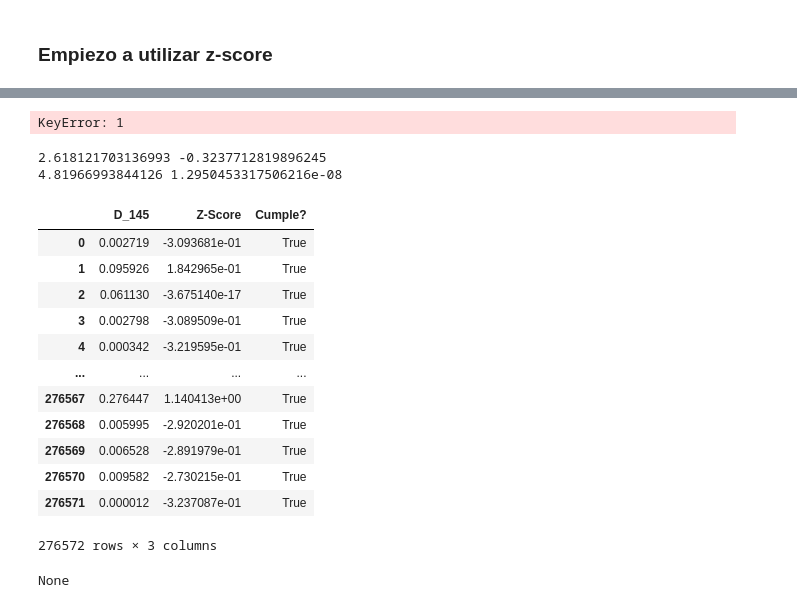
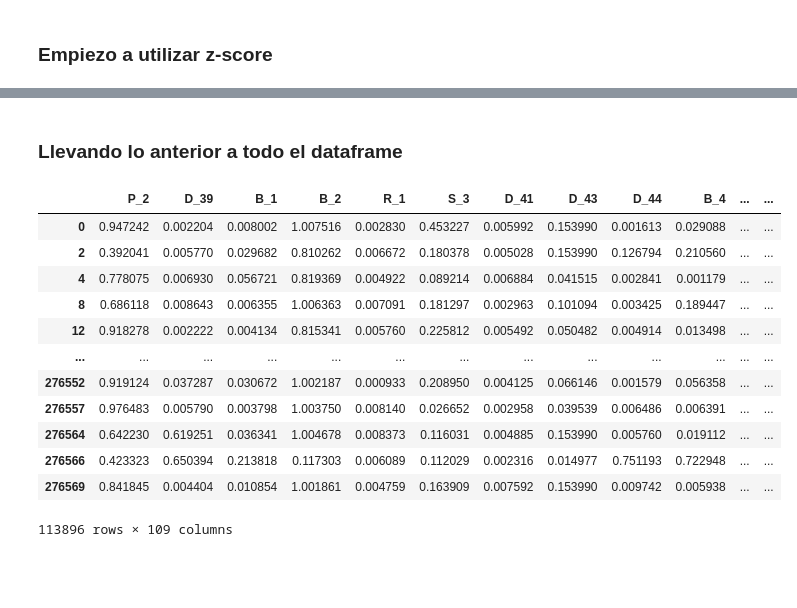
Before and after one commit to BraianV/Org-Datos-Grupo-19, a Jupyter notebook: notebooks/Analisis de datos.ipynb, the cells around one changed output, grey strips where cells are left out. Drawn from its saved outputs; the diff is of its cells as text; code cells hidden in the pictures; blank space fills up the shorter version.

```diff
--- a/notebooks/Analisis de datos.ipynb
+++ b/notebooks/Analisis de datos.ipynb
@@ -237,54 +204,31 @@ Series([], Name: D_145, dtype: int64)
+# %% [markdown]
+### Llevando lo anterior a todo el dataframe
 # %%
 
 def eliminar_por_zscore(df):
     result = pd.DataFrame()
     for col in df:
-        z_scores = stats.zscore(df[col])
-        intervalo = (-3< z_scores) & (z_scores < 3)
-
-        aux = pd.concat([df[col],intervalo],axis=1)
-        aux.loc[aux[1]==False,0] = np.nan
-        result[col] = aux[0]
-        print(result[col])
+        result[col] = df[col].loc[abs(stats.zscore(df[col])) <= 3]
     return result
-# %%
-df_zsc = eliminar_por_zscore(df_sin_null)
-display(df_zsc)
-# %% [output]
-KeyError: 1
-# %%
-col = stats.zscore(df_sin_null['D_145'])
-val_col = (-3< col) & (col < 3)
-aux = col[val_col]
-print(aux.max(),aux.min())
-print(df_sin_null['D_145'].max(),df_sin_null['D_145'].min())
-# %% [output]
-2.618121703136993 -0.3237712819896245
-4.81966993844126 1.2950453317506216e-08
-# %%
-df_xd = pd.DataFrame(df_sin_null['D_145'])
-df_xd['Z-Score'] = stats.zscore(df_sin_null['D_145'])
-df_xd['Cumple?'] = np.where( (-3< df_xd['Z-Score']) & (df_xd['Z-Score']<3),True,False)
-
-df_xd['Finalizado'] = np.where(df_xd.loc[:,'Cumple?'])
-
-#Relaciona la primera y tercer columna para crear una cuarta con valores originales cuando Cumple = True y nan si cumple igual = False
-# %% [output]
-|  | D_145 | Z-Score | Cumple? |
-| 0 | 0.002719 | -3.093681e-01 | True |
-| 1 | 0.095926 | 1.842965e-01 | True |
-| 2 | 0.061130 | -3.675140e-17 | True |
-| 3 | 0.002798 | -3.089509e-01 | True |
-| 4 | 0.000342 | -3.219595e-01 | True |
-| ... | ... | ... | ... |
-| 276567 | 0.276447 | 1.140413e+00 | True |
-| 276568 | 0.005995 | -2.920201e-01 | True |
-| 276569 | 0.006528 | -2.891979e-01 | True |
-| 276570 | 0.009582 | -2.730215e-01 | True |
-| 276571 | 0.000012 | -3.237087e-01 | True |
-276572 rows × 3 columns
-# %%
-df_sin_null = drop_numerical_outliers(df_sin_null)
-print(df_sin_null)
-# %% [output]
-None
+# %%
+df_zscore = eliminar_por_zscore(df_sin_null)
+df_zscore.isnull().sum()
+
+df_zscore=df_zscore.dropna()
+display(df_zscore)
+
+#Tenemos el dataframe final sin outliers ni nulls para hacer l
+# %% [output]
+|  | P_2 | D_39 | B_1 | B_2 | R_1 | S_3 | D_41 | D_43 | D_44 | B_4 | ... | ... |
+| 0 | 0.947242 | 0.002204 | 0.008002 | 1.007516 | 0.002830 | 0.453227 | 0.005992 | 0.153990 | 0.001613 | 0.029088 | ... | ... |
+| 2 | 0.392041 | 0.005770 | 0.029682 | 0.810262 | 0.006672 | 0.180378 | 0.005028 | 0.153990 | 0.126794 | 0.210560 | ... | ... |
+| 4 | 0.778075 | 0.006930 | 0.056721 | 0.819369 | 0.004922 | 0.089214 | 0.006884 | 0.041515 | 0.002841 | 0.001179 | ... | ... |
+| 8 | 0.686118 | 0.008643 | 0.006355 | 1.006363 | 0.007091 | 0.181297 | 0.002963 | 0.101094 | 0.003425 | 0.189447 | ... | ... |
+| 12 | 0.918278 | 0.002222 | 0.004134 | 0.815341 | 0.005760 | 0.225812 | 0.005492 | 0.050482 | 0.004914 | 0.013498 | ... | ... |
+| ... | ... | ... | ... | ... | ... | ... | ... | ... | ... | ... | ... | ... |
+| 276552 | 0.919124 | 0.037287 | 0.030672 | 1.002187 | 0.000933 | 0.208950 | 0.004125 | 0.066146 | 0.001579 | 0.056358 | ... | ... |
+| 276557 | 0.976483 | 0.005790 | 0.003798 | 1.003750 | 0.008140 | 0.026652 | 0.002958 | 0.039539 | 0.006486 | 0.006391 | ... | ... |
+| 276564 | 0.642230 | 0.619251 | 0.036341 | 1.004678 | 0.008373 | 0.116031 | 0.004885 | 0.153990 | 0.005760 | 0.019112 | ... | ... |
+| 276566 | 0.423323 | 0.650394 | 0.213818 | 0.117303 | 0.006089 | 0.112029 | 0.002316 | 0.014977 | 0.751193 | 0.722948 | ... | ... |
+| 276569 | 0.841845 | 0.004404 | 0.010854 | 1.001861 | 0.004759 | 0.163909 | 0.007592 | 0.153990 | 0.009742 | 0.005938 | ... | ... |
+113896 rows × 109 columns
```
Also changed, not shown: parts of 9 cells of this notebook.
